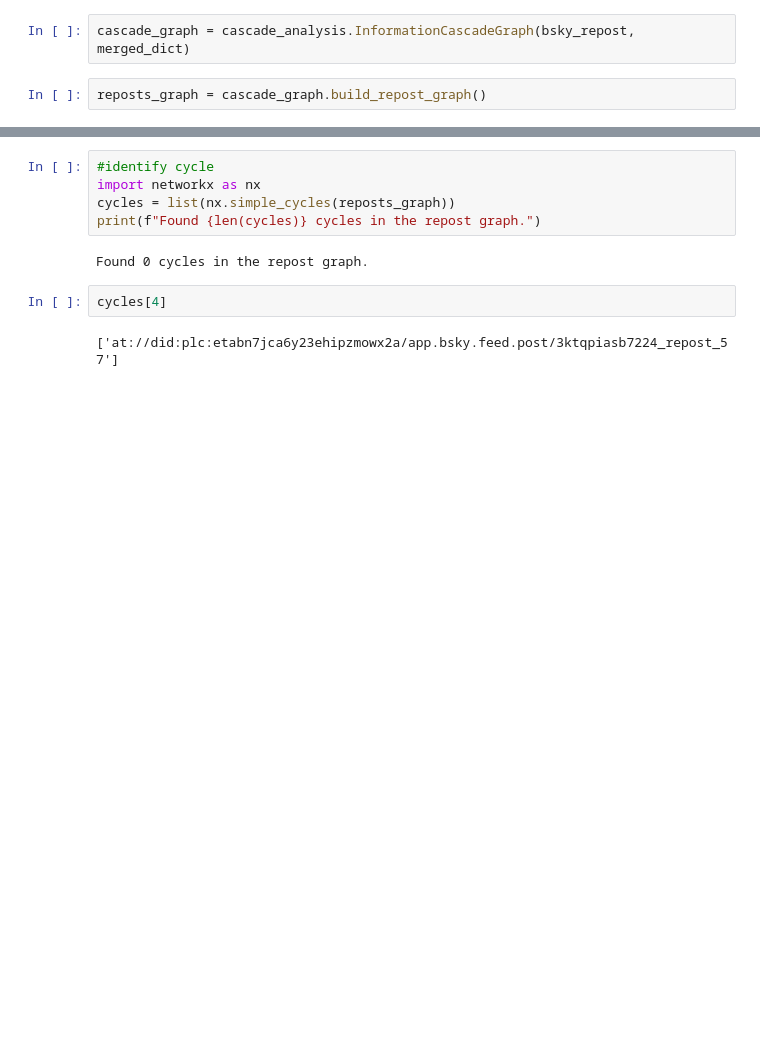
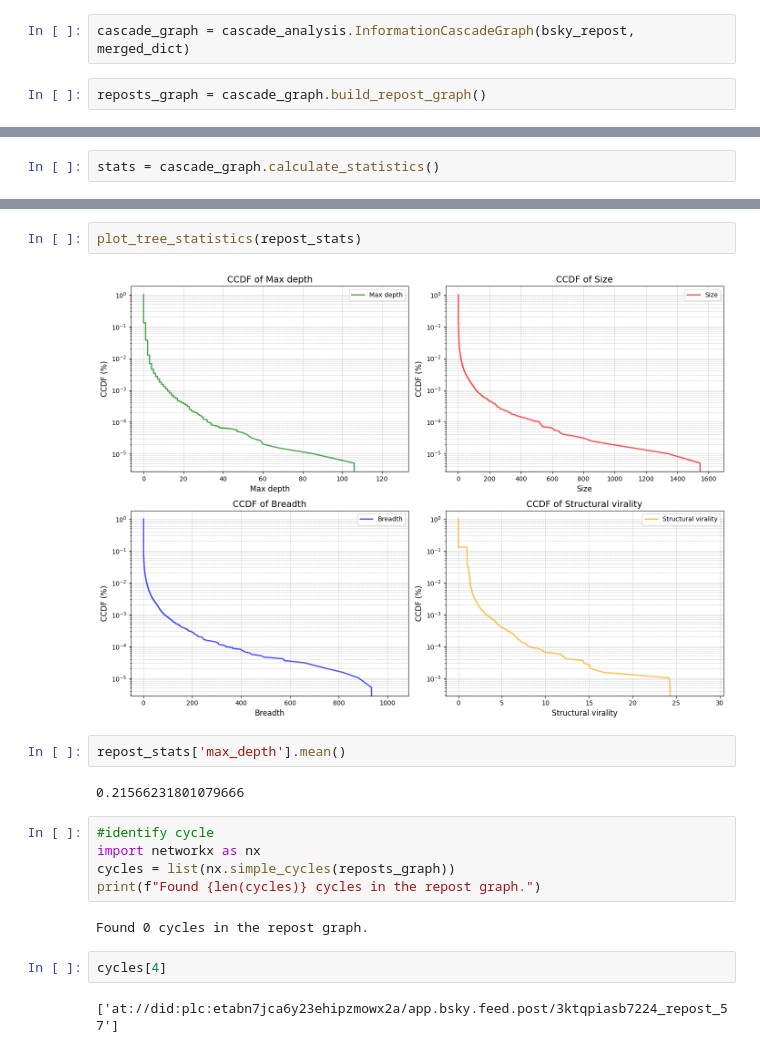
Before and after one commit to LiMaoUM/information-diffusion, a Jupyter notebook: src/analysis.ipynb, the cells around one changed output, grey strips where cells are left out. Saved outputs shown, nothing was run; the diff lists cells and outputs as text; blank space fills up the shorter version.

Commit message:
add new features of cascade analysis

```diff
--- a/src/analysis.ipynb
+++ b/src/analysis.ipynb
@@ -368,0 +391,2 @@ reposts_graph.number_of_nodes()
+# %%
+stats = cascade_graph.calculate_statistics()
@@ -369,3 +501,11 @@ reposts_graph.number_of_nodes()
+# %%
+plot_tree_statistics(repost_stats)
+# %% [output]
+[figure, added]
+# %%
+repost_stats['max_depth'].mean()
+# %% [output]
+0.21566231801079666
 # %%
 #identify cycle
 import networkx as nx
```
Also changed, not shown: parts of 43 cells of this notebook, 2 other files.
